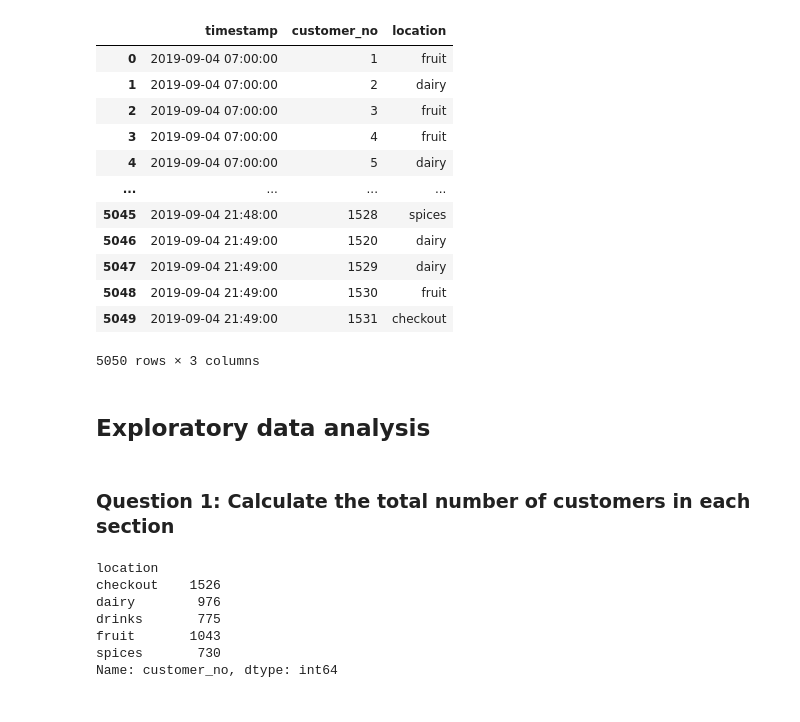
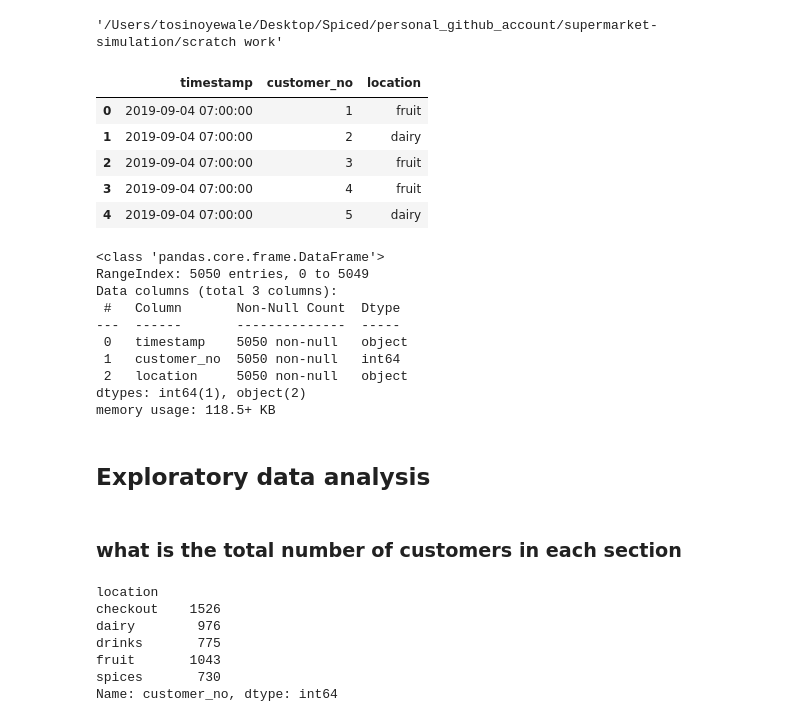
Before and after one commit to ohteedee/supermarket-simulation, a Jupyter notebook: scratch work/4_Markov_simulation_project.ipynb, the cells around one changed output. Cells and saved outputs as stored; diff of their text form; code cells hidden in the pictures.

```diff
--- a/scratch work/4_Markov_simulation_project.ipynb
+++ b/scratch work/4_Markov_simulation_project.ipynb
@@ -15,28 +15,38 @@ from datetime import datetime, timedelta
 from random import randrange
 from random import choices
 # from random import choices, random
+# %%
+pwd
+# %% [output]
+'/Users/tosinoyewale/Desktop/Spiced/personal_github_account/supermarket-simulation/scratch work'
 # %%
-df = pd.read_csv('data_for_the_week/wednesday.csv', delimiter = ';')
+df = pd.read_csv('/Users/tosinoyewale/Desktop/Spiced/personal_github_account/supermarket-simulation/data_customer/wednesday.csv', delimiter = ';', parse_dates=True)
 # %%
-df
+df.head(5)
 # %% [output]
 |  | timestamp | customer_no | location |
 | 0 | 2019-09-04 07:00:00 | 1 | fruit |
 | 1 | 2019-09-04 07:00:00 | 2 | dairy |
 | 2 | 2019-09-04 07:00:00 | 3 | fruit |
 | 3 | 2019-09-04 07:00:00 | 4 | fruit |
 | 4 | 2019-09-04 07:00:00 | 5 | dairy |
-| ... | ... | ... | ... |
-| 5045 | 2019-09-04 21:48:00 | 1528 | spices |
-| 5046 | 2019-09-04 21:49:00 | 1520 | dairy |
-| 5047 | 2019-09-04 21:49:00 | 1529 | dairy |
-| 5048 | 2019-09-04 21:49:00 | 1530 | fruit |
-| 5049 | 2019-09-04 21:49:00 | 1531 | checkout |
-5050 rows × 3 columns
+# %%
+df.info()
+# %% [output]
+<class 'pandas.core.frame.DataFrame'>
+RangeIndex: 5050 entries, 0 to 5049
+Data columns (total 3 columns):
+ #   Column       Non-Null Count  Dtype
+---  ------       --------------  -----
+ 0   timestamp    5050 non-null   object
+ 1   customer_no  5050 non-null   int64
+ 2   location     5050 non-null   object
+dtypes: int64(1), object(2)
+memory usage: 118.5+ KB
 # %% [markdown]
 ## Exploratory data analysis
 # %% [markdown]
-### Question 1: Calculate the total number of customers in each section
+### what is the total number of customers in each section
 # %%
 df.groupby('location')['customer_no'].count()
 # %% [output]
```
Also changed, not shown: parts of 6 cells of this notebook.
